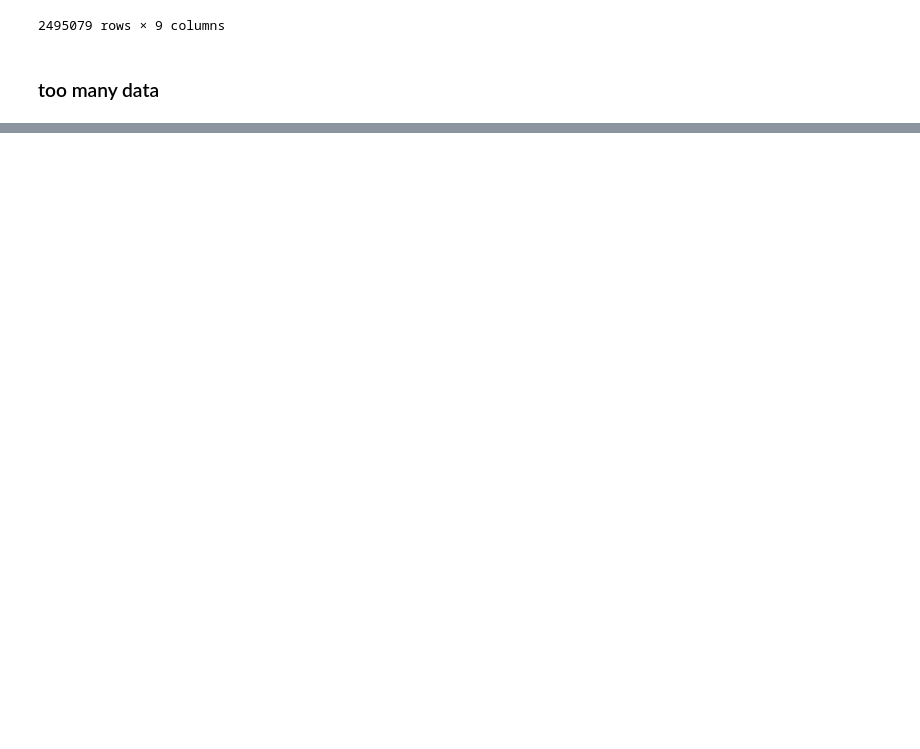
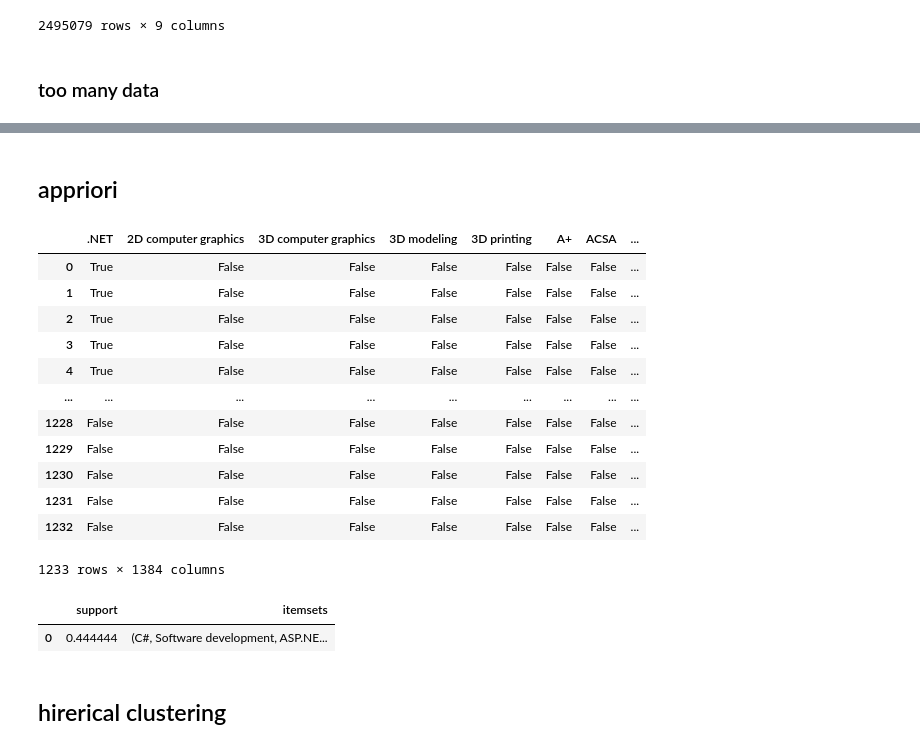
Before and after one commit to Tuguluke/CSCI5502, a Jupyter notebook: codes/src/notebooks/data_mining_projects.ipynb, the cells around one changed output, grey strips where cells are left out. Drawn from its saved outputs; the diff is of its cells as text; code cells hidden in the pictures; blank space fills up the shorter version.

```diff
--- a/codes/src/notebooks/data_mining_projects.ipynb
+++ b/codes/src/notebooks/data_mining_projects.ipynb
@@ -32,0 +31,2 @@ KeyboardInterrupt
+# %% [markdown]
+## appriori
@@ -32,0 +39,29 @@ KeyboardInterrupt
+# %%
+dataset = tech_skill.skill_list.dropna().tolist()
+# %%
+te = TransactionEncoder()
+te_ary = te.fit(dataset).transform(dataset)
+df = pd.DataFrame(te_ary, columns=te.columns_)
+df
+# %% [output]
+|  | .NET | 2D computer graphics | 3D computer graphics | 3D modeling | 3D printing | A+ | ACSA | ... |
+| 0 | True | False | False | False | False | False | False | ... |
+| 1 | True | False | False | False | False | False | False | ... |
+| 2 | True | False | False | False | False | False | False | ... |
+| 3 | True | False | False | False | False | False | False | ... |
+| 4 | True | False | False | False | False | False | False | ... |
+| ... | ... | ... | ... | ... | ... | ... | ... | ... |
+| 1228 | False | False | False | False | False | False | False | ... |
+| 1229 | False | False | False | False | False | False | False | ... |
+| 1230 | False | False | False | False | False | False | False | ... |
+| 1231 | False | False | False | False | False | False | False | ... |
+| 1232 | False | False | False | False | False | False | False | ... |
+1233 rows × 1384 columns
+# %%
+from mlxtend.frequent_patterns import fpmax
+fpmax(df[1:10], min_support=0.4, use_colnames=True)
+# %% [output]
+|  | support | itemsets |
+| 0 | 0.444444 | (C#, Software development, ASP.NE... |
+# %% [markdown]
+## hirerical clustering
```
Also changed, not shown: parts of 10 cells of this notebook, 1 other file.
